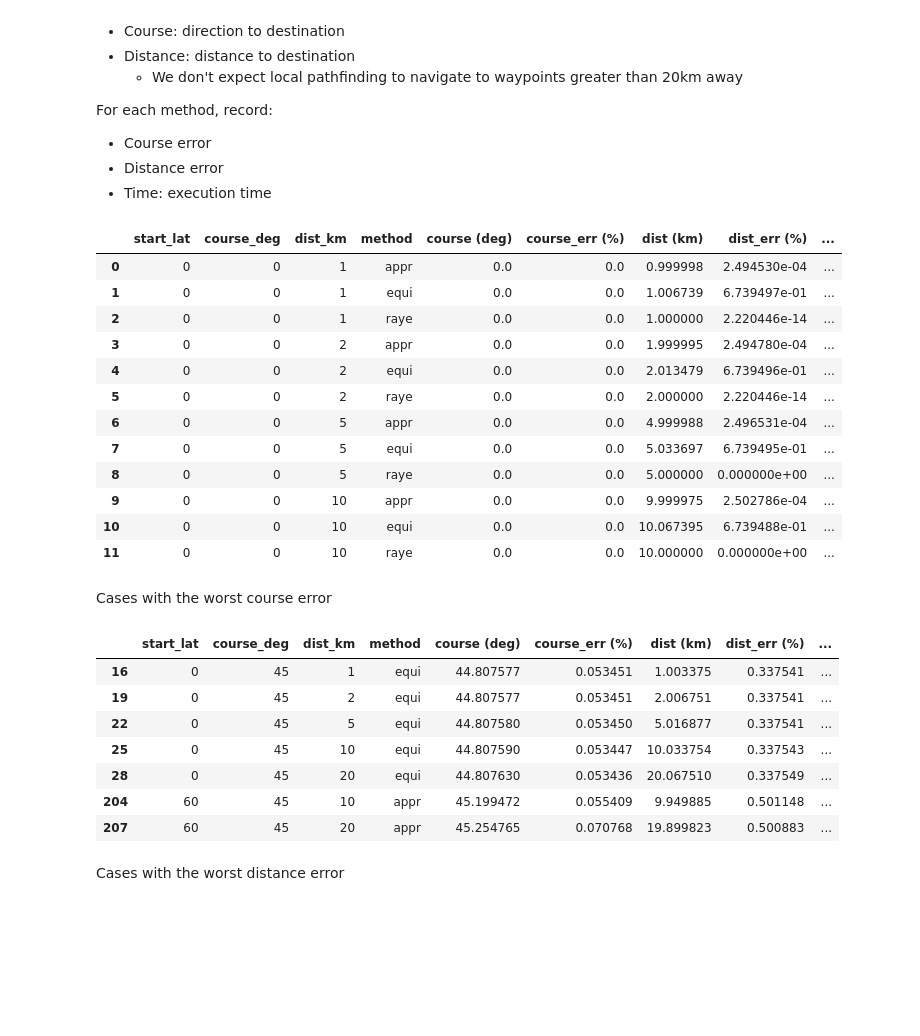
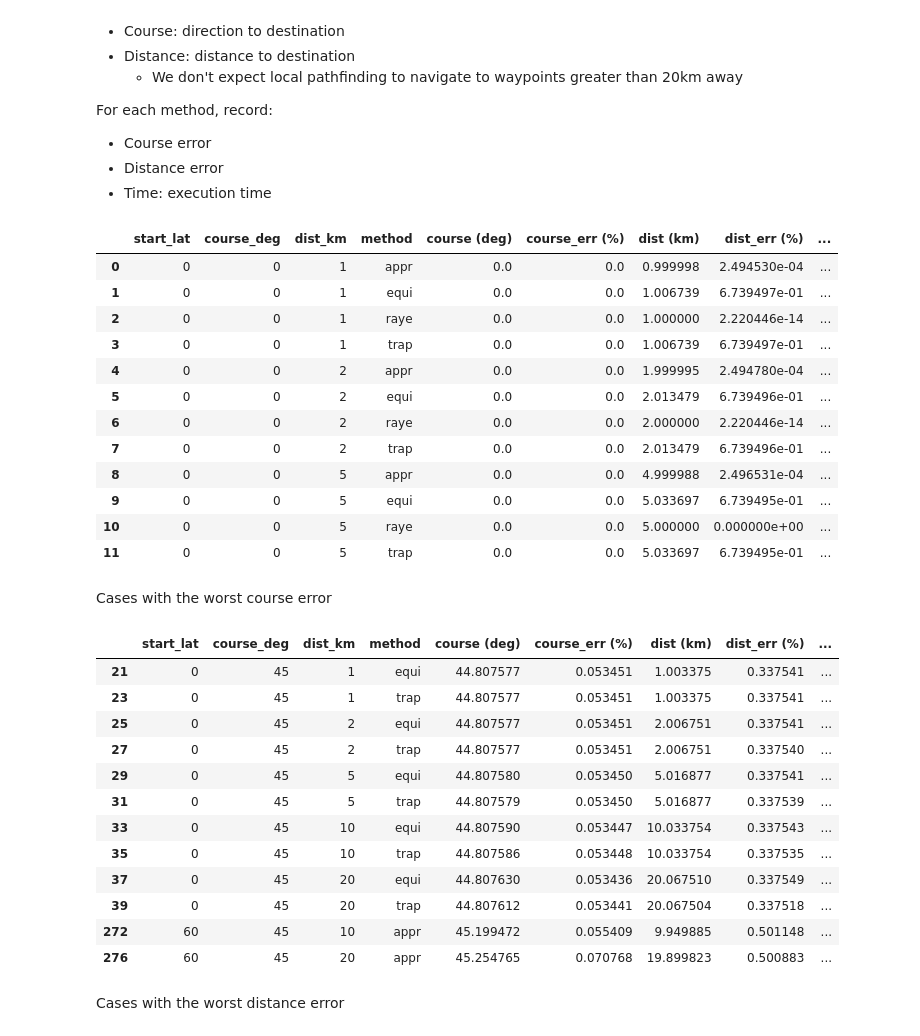
Before and after one commit to UBCSailbot/notebooks, a Jupyter notebook: local_pathfinding/coord_systems.ipynb, the cells around one changed output. Cells and saved outputs as stored; diff of their text form; code cells hidden in the pictures; blank space fills up the shorter version.

Commit message:
Added trapezoid latlon to xy method

```diff
--- a/local_pathfinding/coord_systems.ipynb
+++ b/local_pathfinding/coord_systems.ipynb
@@ -130,6 +131,8 @@ def latlon2xy(
         xy = equi(reference, latlon, aspect_ratio)
     elif proj == "raye":
         xy = latlon_to_xy(latlon=latlon, reference=reference, geodesic=geodesic)
+    elif proj == "trap":
+        xy = trap(reference, latlon)
     else:
         xy = pyproj(proj, reference, latlon, p)
     return XY(*xy)
@@ -188,6 +191,22 @@ def pyproj(proj: str, reference: LatLon, latlon: LatLon, p: Proj) -> Tuple[float
     start_xy = p(reference.longitude, reference.latitude)
     dest_xy = p(latlon.longitude, latlon.latitude)
     return np.subtract(dest_xy, start_xy)
+
+def trap(latlon: LatLon, reference: LatLon) -> Tuple[float, float]:
+
+    northLat = max(latlon.latitude, reference.latitude)
+    southLat = min(latlon.latitude, reference.latitude)
+
+    KM_PER_DEGREE = 2 * np.pi * EARTH_RADIUS_KM / 360.0
+
+    w_side_len = KM_PER_DEGREE * (northLat - southLat)
+    n_side_len = KM_PER_DEGREE * math.cos(math.radians(northLat)) * math.fabs(latlon.longitude - reference.longitude)
+    s_side_len = KM_PER_DEGREE * math.cos(math.radians(southLat)) * math.fabs(latlon.longitude - reference.longitude)
+
+    distance = np.sqrt((n_side_len**2 + s_side_len**2)/2 + w_side_len**2)
+    theta = np.arctan2(np.sqrt(w_side_len**2 + ((s_side_len - n_side_len)/2)**2), (n_side_len + s_side_len)/2)
+
+    return (distance * np.cos(theta)), (distance * np.sin(theta))
 # %% [markdown]
 Error functions:
 - `error` is the typical percentage error equation, but in cases where it would divide by zero
@@ -233,7 +252,7 @@ for start_lat in [0, 15, 30, 45, 60]:
             )
             dest = LatLon(latitude=dest_lat, longitude=dest_lon)
 
-            for method in ["appr", "equi", "raye"]:
+            for method in ["appr", "equi", "raye", "trap"]:
                 x, y = latlon2xy(proj=method, reference=start, latlon=dest)
                 course_proj = cartesian_to_true_bearing(np.rad2deg(np.arctan2(y, x)))
                 course_err = degree_error(expected=course_deg, observed=course_proj)
@@ -255,6 +274,13 @@ for start_lat in [0, 15, 30, 45, 60]:
                     time_proj_cached = timeit.timeit(
                         lambda: latlon2xy(
                             proj=method, reference=start, latlon=dest, geodesic=GEODESIC
+                        ),
+                        number=100,
+                    )
+                elif method == "trap":
+                    time_proj_cached = timeit.timeit(
+                        lambda: latlon2xy(
+                            proj=method, reference=start, latlon=dest
                         ),
                         number=100,
                     )
@@ -266,55 +292,60 @@ for start_lat in [0, 15, 30, 45, 60]:
                         ellps="WGS84",
                         units="km",
                     )
                     time_proj_cached = timeit.timeit(
                         lambda: latlon2xy(proj=method, reference=start, latlon=dest, p=p),
                         number=100,
                     )
 
                 df.append(
                     {
                         "start_lat": start_lat,
                         "course_deg": course_deg,
                         "dist_km": dist_km,
                         "method": method,
                         "course (deg)": course_proj,
                         "course_err (%)": course_err,
                         "dist (km)": dist_proj,
                         "dist_err (%)": dist_err,
                         "time (s)": time_proj,
                         "cached time (s)": time_proj_cached,
                     },
                 ),
 
 df = pd.DataFrame(df)
 df.head(12)
 # %% [output]
 |  | start_lat | course_deg | dist_km | method | course (deg) | course_err (%) | dist (km) | dist_err (%) | ... |
 | 0 | 0 | 0 | 1 | appr | 0.0 | 0.0 | 0.999998 | 2.494530e-04 | ... |
 | 1 | 0 | 0 | 1 | equi | 0.0 | 0.0 | 1.006739 | 6.739497e-01 | ... |
 | 2 | 0 | 0 | 1 | raye | 0.0 | 0.0 | 1.000000 | 2.220446e-14 | ... |
-| 3 | 0 | 0 | 2 | appr | 0.0 | 0.0 | 1.999995 | 2.494780e-04 | ... |
-| 4 | 0 | 0 | 2 | equi | 0.0 | 0.0 | 2.013479 | 6.739496e-01 | ... |
-| 5 | 0 | 0 | 2 | raye | 0.0 | 0.0 | 2.000000 | 2.220446e-14 | ... |
-| 6 | 0 | 0 | 5 | appr | 0.0 | 0.0 | 4.999988 | 2.496531e-04 | ... |
-| 7 | 0 | 0 | 5 | equi | 0.0 | 0.0 | 5.033697 | 6.739495e-01 | ... |
-| 8 | 0 | 0 | 5 | raye | 0.0 | 0.0 | 5.000000 | 0.000000e+00 | ... |
-| 9 | 0 | 0 | 10 | appr | 0.0 | 0.0 | 9.999975 | 2.502786e-04 | ... |
-| 10 | 0 | 0 | 10 | equi | 0.0 | 0.0 | 10.067395 | 6.739488e-01 | ... |
-| 11 | 0 | 0 | 10 | raye | 0.0 | 0.0 | 10.000000 | 0.000000e+00 | ... |
+| 3 | 0 | 0 | 1 | trap | 0.0 | 0.0 | 1.006739 | 6.739497e-01 | ... |
+| 4 | 0 | 0 | 2 | appr | 0.0 | 0.0 | 1.999995 | 2.494780e-04 | ... |
+| 5 | 0 | 0 | 2 | equi | 0.0 | 0.0 | 2.013479 | 6.739496e-01 | ... |
+| 6 | 0 | 0 | 2 | raye | 0.0 | 0.0 | 2.000000 | 2.220446e-14 | ... |
+| 7 | 0 | 0 | 2 | trap | 0.0 | 0.0 | 2.013479 | 6.739496e-01 | ... |
+| 8 | 0 | 0 | 5 | appr | 0.0 | 0.0 | 4.999988 | 2.496531e-04 | ... |
+| 9 | 0 | 0 | 5 | equi | 0.0 | 0.0 | 5.033697 | 6.739495e-01 | ... |
+| 10 | 0 | 0 | 5 | raye | 0.0 | 0.0 | 5.000000 | 0.000000e+00 | ... |
+| 11 | 0 | 0 | 5 | trap | 0.0 | 0.0 | 5.033697 | 6.739495e-01 | ... |
 # %% [markdown]
 Cases with the worst course error
 # %%
 df[df["course_err (%)"] > 0.05]
 # %% [output]
 |  | start_lat | course_deg | dist_km | method | course (deg) | course_err (%) | dist (km) | dist_err (%) | ... |
-| 16 | 0 | 45 | 1 | equi | 44.807577 | 0.053451 | 1.003375 | 0.337541 | ... |
-| 19 | 0 | 45 | 2 | equi | 44.807577 | 0.053451 | 2.006751 | 0.337541 | ... |
-| 22 | 0 | 45 | 5 | equi | 44.807580 | 0.053450 | 5.016877 | 0.337541 | ... |
-| 25 | 0 | 45 | 10 | equi | 44.807590 | 0.053447 | 10.033754 | 0.337543 | ... |
-| 28 | 0 | 45 | 20 | equi | 44.807630 | 0.053436 | 20.067510 | 0.337549 | ... |
-| 204 | 60 | 45 | 10 | appr | 45.199472 | 0.055409 | 9.949885 | 0.501148 | ... |
-| 207 | 60 | 45 | 20 | appr | 45.254765 | 0.070768 | 19.899823 | 0.500883 | ... |
+| 21 | 0 | 45 | 1 | equi | 44.807577 | 0.053451 | 1.003375 | 0.337541 | ... |
+| 23 | 0 | 45 | 1 | trap | 44.807577 | 0.053451 | 1.003375 | 0.337541 | ... |
+| 25 | 0 | 45 | 2 | equi | 44.807577 | 0.053451 | 2.006751 | 0.337541 | ... |
+| 27 | 0 | 45 | 2 | trap | 44.807577 | 0.053451 | 2.006751 | 0.337540 | ... |
+| 29 | 0 | 45 | 5 | equi | 44.807580 | 0.053450 | 5.016877 | 0.337541 | ... |
+| 31 | 0 | 45 | 5 | trap | 44.807579 | 0.053450 | 5.016877 | 0.337539 | ... |
+| 33 | 0 | 45 | 10 | equi | 44.807590 | 0.053447 | 10.033754 | 0.337543 | ... |
+| 35 | 0 | 45 | 10 | trap | 44.807586 | 0.053448 | 10.033754 | 0.337535 | ... |
+| 37 | 0 | 45 | 20 | equi | 44.807630 | 0.053436 | 20.067510 | 0.337549 | ... |
+| 39 | 0 | 45 | 20 | trap | 44.807612 | 0.053441 | 20.067504 | 0.337518 | ... |
+| 272 | 60 | 45 | 10 | appr | 45.199472 | 0.055409 | 9.949885 | 0.501148 | ... |
+| 276 | 60 | 45 | 20 | appr | 45.254765 | 0.070768 | 19.899823 | 0.500883 | ... |
 # %% [markdown]
 Cases with the worst distance error
 # %%
```
Also changed, not shown: parts of 6 cells of this notebook.
